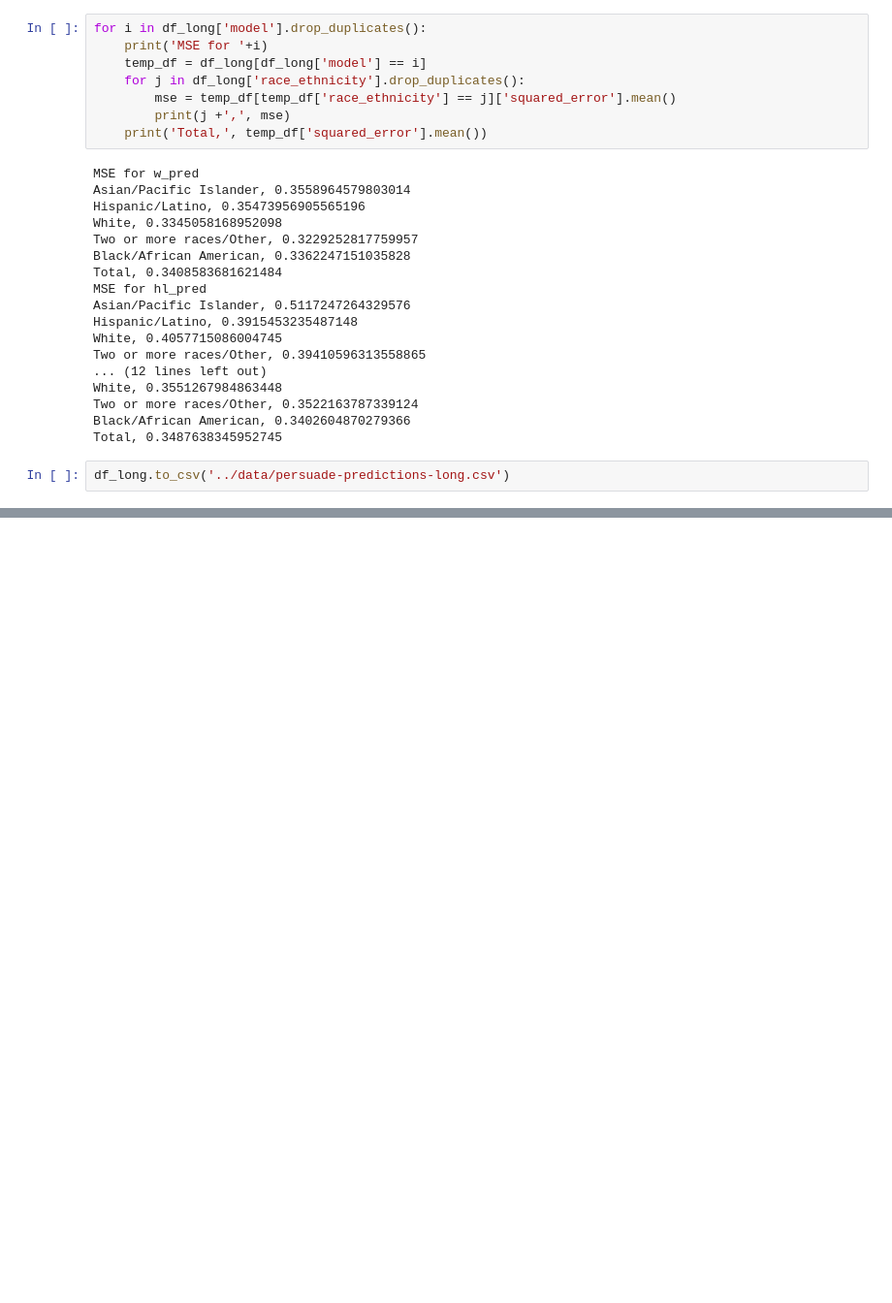
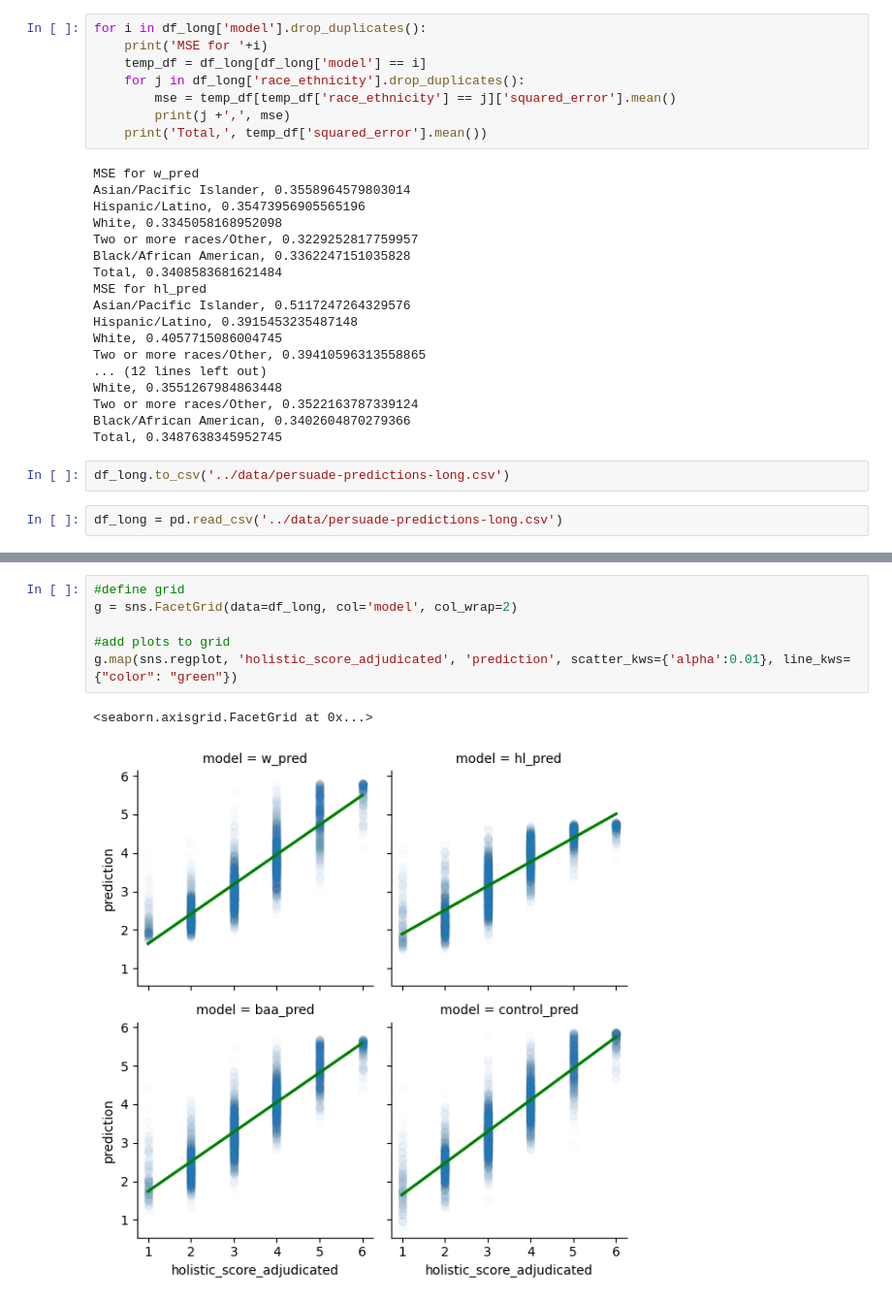
Before and after one commit to wesleygmorris/persuade-bias, a Jupyter notebook: src/inference.ipynb, the cells around one changed output, grey strips where cells are left out. Shown at 97% size. Drawn from its saved outputs; the diff is of its cells as text; blank space fills up the shorter version.

```diff
--- a/src/inference.ipynb
+++ b/src/inference.ipynb
@@ -111,3 +113,5 @@ Black/African American, 0.3402604870279366
 Total, 0.3487638345952745
 # %%
 df_long.to_csv('../data/persuade-predictions-long.csv')
+# %%
+df_long = pd.read_csv('../data/persuade-predictions-long.csv')
@@ -113,0 +137,9 @@ df_long.to_csv('../data/persuade-predictions-long.csv')
+# %%
+#define grid
+g = sns.FacetGrid(data=df_long, col='model', col_wrap=2)
+
+#add plots to grid
+g.map(sns.regplot, 'holistic_score_adjudicated', 'prediction', scatter_kws={'alpha':0.01}, line_kws={"color": "green"})
+# %% [output]
+<seaborn.axisgrid.FacetGrid at 0x...>
+[figure, added]
```
Also changed, not shown: parts of 3 cells of this notebook, 7 other files.
